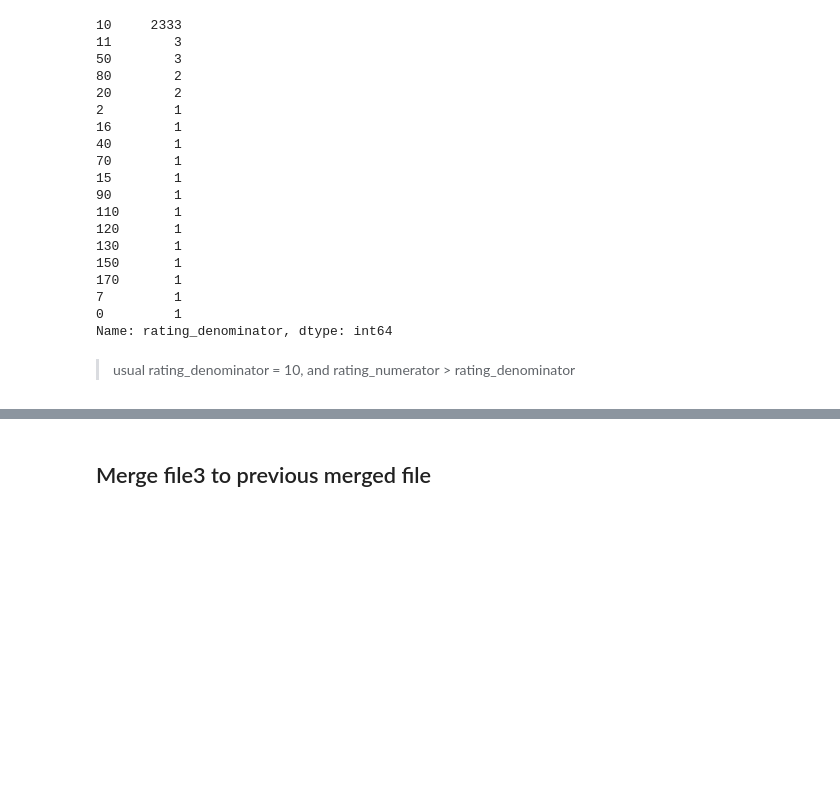
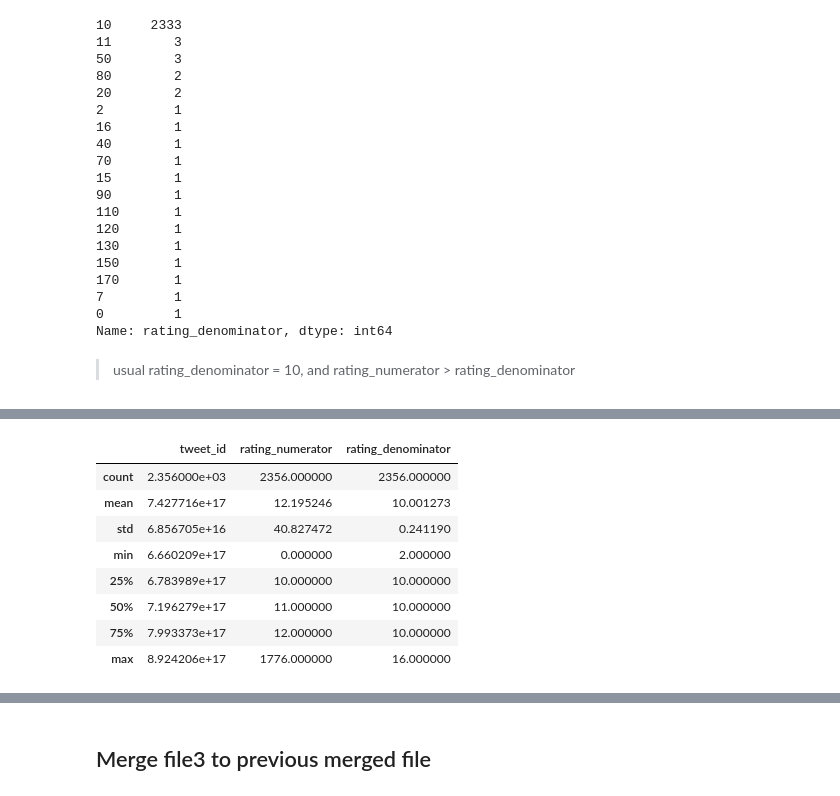
Before and after one commit to Langzzx/dand-advanced-2018, a Jupyter notebook: Data Wrangling and Cleaning/wrangle_act.ipynb, the cells around one changed output, grey strips where cells are left out. Cells and saved outputs as stored; diff of their text form; code cells hidden in the pictures; blank space fills up the shorter version.

```diff
--- a/Data Wrangling and Cleaning/wrangle_act.ipynb
+++ b/Data Wrangling and Cleaning/wrangle_act.ipynb
@@ -692,0 +828,11 @@ df_clean3.loc[1189, 'text']
+# %%
+df_twitter_clean3['rating_numerator']   = df_twitter_clean3['rating_numerator'].astype(float)
+df_twitter_clean3['rating_denominator'] = df_twitter_clean3['rating_denominator'].astype(float)
+# %%
+## get rate
+
+for i in range(len(df_twitter_clean3)):
+    text = df_twitter_clean3.loc[i, 'text']
+    rates = re.findall(r'\d+\.?\d{0}\/{1}\d+', text)
+    if rates:
+        df_twitter_clean3.loc[i, ['rating_numerator', 'rating_denominator']] = get_rate(rates)
@@ -692,0 +917,12 @@ df_clean3.loc[1189, 'text']
+# %%
+df_twitter_clean3.describe()
+# %% [output]
+|  | tweet_id | rating_numerator | rating_denominator |
+| count | 2.356000e+03 | 2356.000000 | 2356.000000 |
+| mean | 7.427716e+17 | 12.195246 | 10.001273 |
+| std | 6.856705e+16 | 40.827472 | 0.241190 |
+| min | 6.660209e+17 | 0.000000 | 2.000000 |
+| 25% | 6.783989e+17 | 10.000000 | 10.000000 |
+| 50% | 7.196279e+17 | 11.000000 | 10.000000 |
+| 75% | 7.993373e+17 | 12.000000 | 10.000000 |
+| max | 8.924206e+17 | 1776.000000 | 16.000000 |
```
Also changed, not shown: parts of 105 cells of this notebook, 1 other file.
